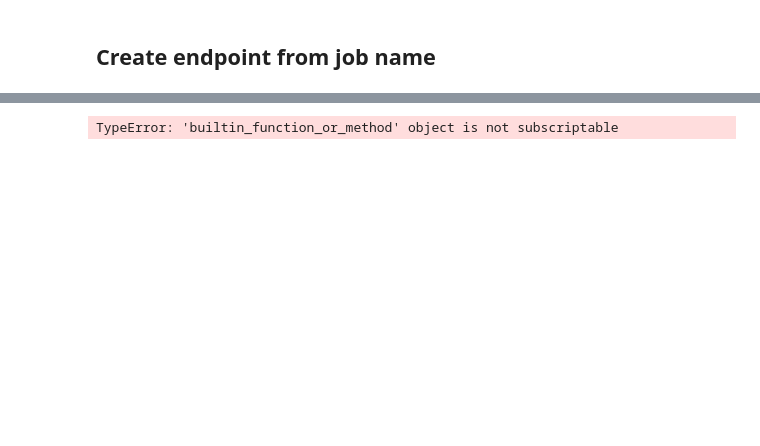
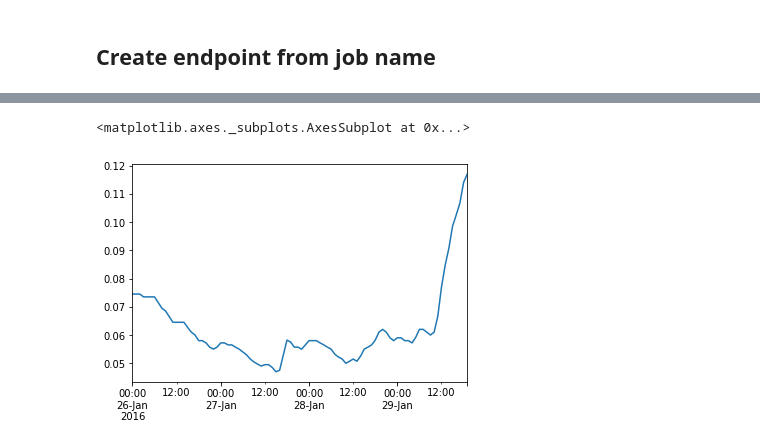
Before and after one commit to YX577/floodprediction, a Jupyter notebook: Model_1_Caboolture_Basin_Hourly.ipynb, the cells around one changed output, grey strips where cells are left out. Saved outputs shown, nothing was run; the diff lists cells and outputs as text; code cells hidden in the pictures; blank space fills up the shorter version.

Commit message:
Updated display of prediction.

```diff
--- a/Model_1_Caboolture_Basin_Hourly.ipynb
+++ b/Model_1_Caboolture_Basin_Hourly.ipynb
@@ -419,7 +445,3 @@ predictor = DeepARPredictor(
 
 target_col = "CabFlowMean"
 predictor.set_prediction_parameters(freq, prediction_length, target_col)
-# %%
-json_prediction = predictor.predict(test_all_ts_data)
-# %% [output]
-TypeError: 'builtin_function_or_method' object is not subscriptable
@@ -438,0 +448,7 @@ json_prediction = predictor.predict(json_input_ts)
+# %%
+# CabFlowMean
+# CabRainTotal
+test_all_ts_data['CabFlowMean'][600:692].plot()
+# %% [output]
+<matplotlib.axes._subplots.AxesSubplot at 0x...>
+[figure, added]
```
Also changed, not shown: parts of 24 cells of this notebook, 1 other file.
